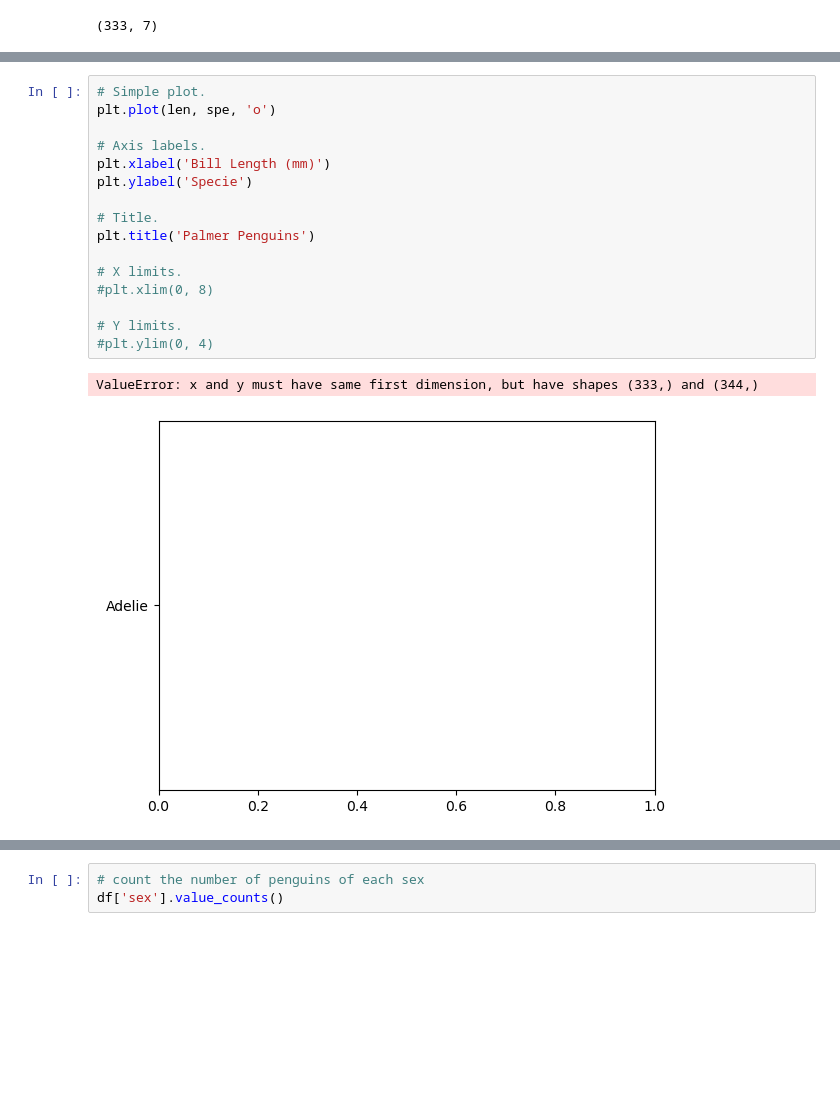
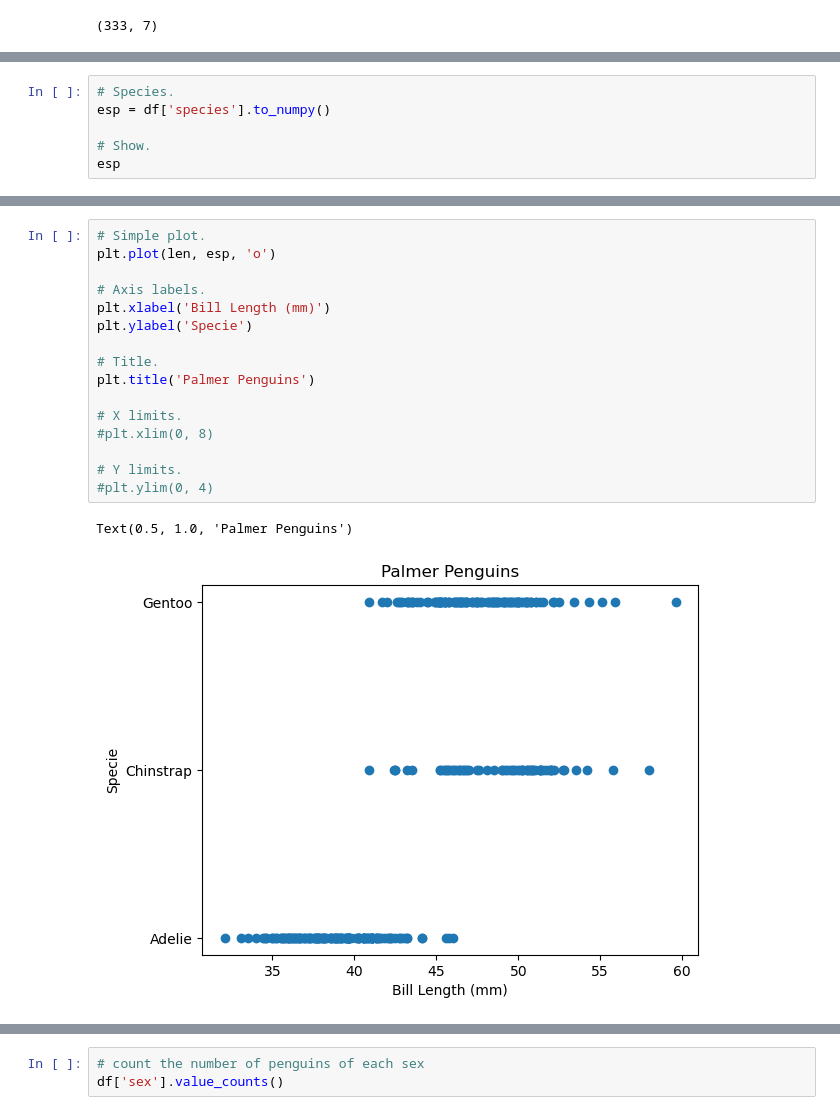
Before and after one commit to GabrielaDomiciano/myprojectPDA, a Jupyter notebook: penguins.ipynb, the cells around one changed output, grey strips where cells are left out. Drawn from its saved outputs; the diff is of its cells as text; blank space fills up the shorter version.

```diff
--- a/penguins.ipynb
+++ b/penguins.ipynb
@@ -262,3 +272,9 @@ array([18.7, 17.4, 18. , 19.3, 20.6, 17.8, 19.6, 17.6, 21.2, 21.1, 17.8,
        15.8, 14.6, 14.4, 16.5, 15. , 17. , 15.5, 15. , 16.1, 14.7, 15.8,
        14. , 15.1, 15.2, 15.9, 15.2, 16.3, 14.1, 16. , 16.2, 13.7, 14.3,
        15.7, 14.8, 16.1])
+# %%
+# Species.
+esp = df['species'].to_numpy()
+
+# Show.
+esp
@@ -284,19 +318,19 @@ Text(0.5, 1.0, 'Palmer Penguins')
 # %%
 # Simple plot.
-plt.plot(len, spe, 'o')
+plt.plot(len, esp, 'o')
 
 # Axis labels.
 plt.xlabel('Bill Length (mm)')
 plt.ylabel('Specie')
 
 # Title.
 plt.title('Palmer Penguins')
 
 # X limits.
 #plt.xlim(0, 8)
 
 # Y limits.
 #plt.ylim(0, 4)
 # %% [output]
-ValueError: x and y must have same first dimension, but have shapes (333,) and (344,)
+Text(0.5, 1.0, 'Palmer Penguins')
-[figure, old version]
+[figure, new version]
```
Also changed, not shown: parts of 25 cells of this notebook.
